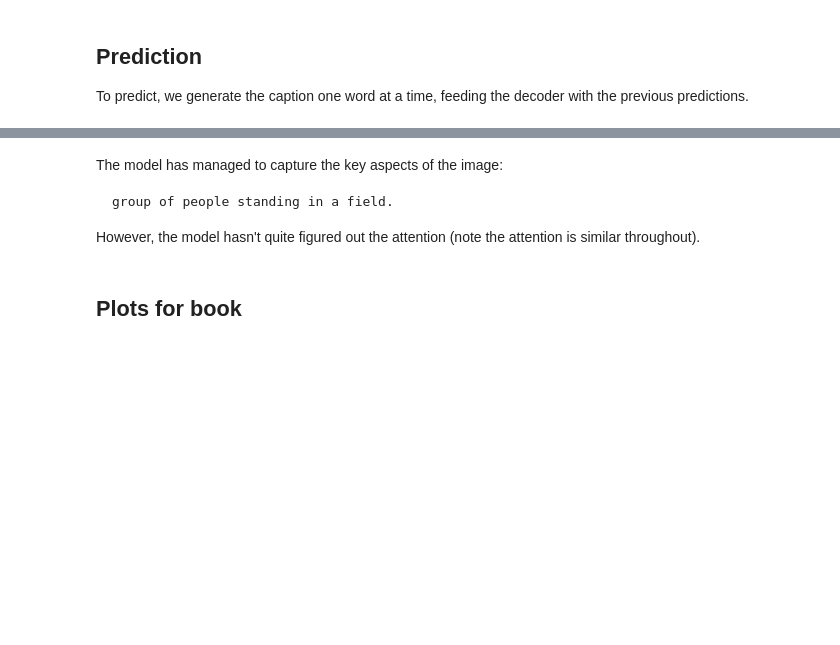
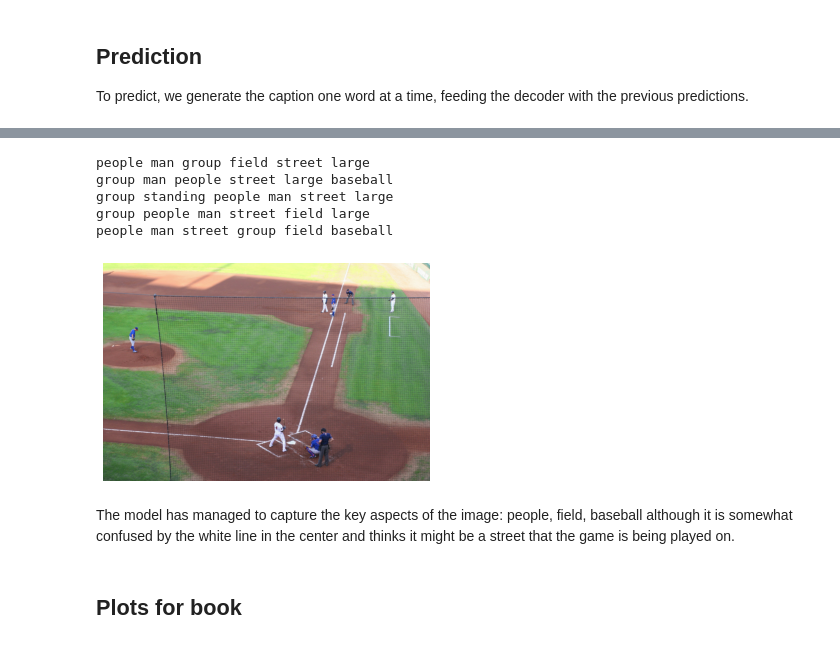
Before and after one commit to GoogleCloudPlatform/practical-ml-vision-book, a Jupyter notebook: 12_generation/12e_image_captioning.ipynb, the cells around one changed output, grey strips where cells are left out. Cells and saved outputs as stored; diff of their text form; code cells hidden in the pictures; blank space fills up the shorter version.

Commit message:
Add prediction on image not used in training.

```diff
--- a/12_generation/12e_image_captioning.ipynb
+++ b/12_generation/12e_image_captioning.ipynb
@@ -59,12 +62,12 @@ If you access it from a Notebook outside the US, it will be (a) slow and
 (b) subject to a network charge.
 # %%
 # Change these to control the accuracy/speed
-VOCAB_SIZE = 5000 # use fewer words to speed up convergence
-ATTN_UNITS = 512 # size of dense layer in Attention; larger more fine-grained
+VOCAB_SIZE = 1000 # use fewer words to speed up convergence
+ATTN_UNITS = 32 # size of dense layer in Attention; larger more fine-grained
 EPOCHS = 20 # train longer for greater accuracy
 BATCH_SIZE = 64 # larger batch sizes lead to smoother convergence, but need more memory
 EARLY_STOP_THRESH = 0.0001 # stop once loss improvement is less than this value
-EMBED_DIM = 256 # embedding dimension for both images and words
+EMBED_DIM = 16 # embedding dimension for both images and words
 
 # This is what Inception was trained with, so don't change unless you
 # use a different pre-trained model. Inception takes (299, 299, 3) as
@@ -136,7 +139,7 @@ STOPWORDS = {'ourselves', 'hers', 'between', 'yourself', 'but', 'again', 'there'
 MAX_CAPTION_LEN = 1
 def preprocess_caption(c):
     global MAX_CAPTION_LEN
-    caption = "<start> {} <end>".format(c.decode('utf-8'))
+    caption = "starttoken {} endtoken".format(c.decode('utf-8'))
     words = [word for word in caption.lower().split()
             if word not in STOPWORDS]
     MAX_CAPTION_LEN = max(MAX_CAPTION_LEN, len(words))
@@ -264,7 +284,7 @@ class CaptionDecoder(tf.keras.Model):
     super(CaptionDecoder, self).__init__()
     self.units = units
 
-    self.embedding = tf.keras.layers.Embedding(vocab_size, embedding_dim)
+    self.embedding = tf.keras.layers.Embedding(vocab_size, embedding_dim, input_length=MAX_CAPTION_LEN)
 
     self.gru = tf.keras.layers.GRU(self.units,
                                    return_sequences=True,
@@ -444,17 +482,17 @@ def plot_attention(image, result, attention_plot):
   plt.show()
 
 def predict_caption(filename):
-  attention_plot = np.zeros((max_caption_length, ATTN_FEATURES_SHAPE))
+  attention_plot = np.zeros((MAX_CAPTION_LEN, ATTN_FEATURES_SHAPE))
   hidden = decoder.reset_state(batch_size=1)
   img = tf.image.decode_jpeg(tf.io.read_file(filename), channels=IMG_CHANNELS)
   img = tf.image.resize(img, (IMG_HEIGHT, IMG_WIDTH)) # inception size
   img_tensor_val = tf.keras.applications.inception_v3.preprocess_input(img)
 
   features = encoder(tf.expand_dims(img_tensor_val, axis=0))
-  dec_input = tf.expand_dims([tokenizer(['<start>'])], 0)
+  dec_input = tf.expand_dims([tokenizer(['starttoken'])[0][0]], 1)
   result = []
   previous_word_ids = []
-  for i in range(max_caption_length):
+  for i in range(MAX_CAPTION_LEN):
     predictions, hidden, attention_weights = decoder(dec_input, features, hidden)
     attention_plot[i] = tf.reshape(attention_weights, (-1, )).numpy()
 
@@ -462,16 +500,16 @@ def predict_caption(filename):
         # mask out <pad> <unk> <start> <end>, since we don't want <end>
         masked_predictions = predictions[0]
         mask = [0.0, 0, 0, 0] + [1.0] * (masked_predictions.shape[0] - 4)
-        # end is okay after 4th word
-        if i > 3:
+        # end is okay after 5th word
+        if i > 5:
             mask[3] = 1
         # avoid repeating words
         for p in previous_word_ids:
           mask[p] = 0
         mask = tf.convert_to_tensor(mask)
         masked_predictions *= mask
-        # keep only the top (i+2) words, and draw out of log distribution
-        top_probs, top_idxs = tf.math.top_k(input=masked_predictions, k=(i+2), sorted=False)
+        # keep only the top 3 words, and draw out of log distribution
+        top_probs, top_idxs = tf.math.top_k(input=masked_predictions, k=3, sorted=False)
         chosen_id = tf.random.categorical([top_probs], 1)[0].numpy()
         predicted_id = top_idxs.numpy()[chosen_id][0]
     else:
@@ -480,16 +518,10 @@ def predict_caption(filename):
     result.append(tokenizer.get_vocabulary()[predicted_id])
     previous_word_ids.append(predicted_id)
 
-    if tokenizer.get_vocabulary()[predicted_id] == '<end>':
+    if tokenizer.get_vocabulary()[predicted_id] == 'endtoken':
       return img, result, attention_plot
 
     dec_input = tf.expand_dims([predicted_id], 0)
 
   attention_plot = attention_plot[:len(result), :]
   return img, result, attention_plot
-
-# image from https://commons.wikimedia.org/wiki/File:Flying_Kites_At_Sunset.jpg
-filename = "gs://practical-ml-vision-book/images/800px-Flying_Kites_At_Sunset.jpg"
-image, caption, attention_plot = predict_caption(filename)
-print(caption)
-plot_attention(image, caption, attention_plot)
@@ -504,9 +528,20 @@ WARNING:matplotlib.image:Clipping input data to the valid range for imshow with
-# %% [markdown]
-The model has managed to capture the key aspects of the image:
-<pre>
-group of people standing in a field.
-</pre>
-However, the model hasn't quite figured out the attention (note the attention is similar throughout).
+# %%
+filename="gs://practical-ml-vision-book/images/redhawks_game.jpg"
+for i in range(5):
+    image, caption, attention_plot = predict_caption(filename)
+    print(' '.join(caption[:-1]))
+img = tf.image.decode_jpeg(tf.io.read_file(filename), channels=IMG_CHANNELS)
+plt.imshow(img);
+plt.axis('off');
+# %% [output]
+people man group field street large
+group man people street large baseball
+group standing people man street large
+group people man street field large
+people man street group field baseball
+[figure, added]
+# %% [markdown]
+The model has managed to capture the key aspects of the image: people, field, baseball although it is somewhat confused by the white line in the center and thinks it might be a street that the game is being played on.
 # %% [markdown]
 ## Plots for book
 # %%
```
Also changed, not shown: parts of 14 cells of this notebook.
